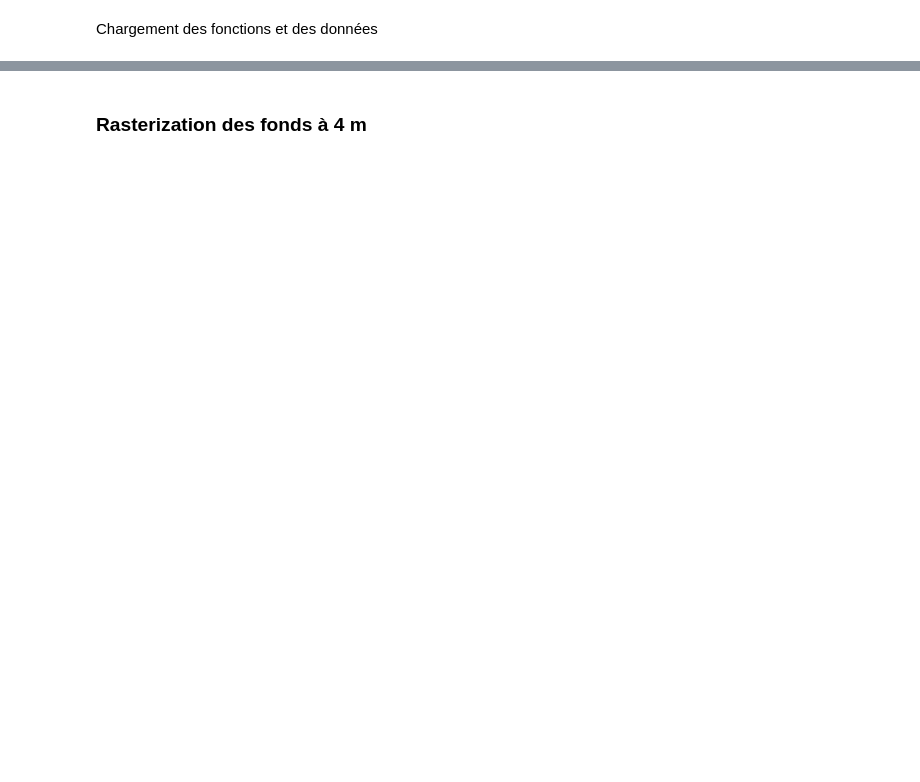
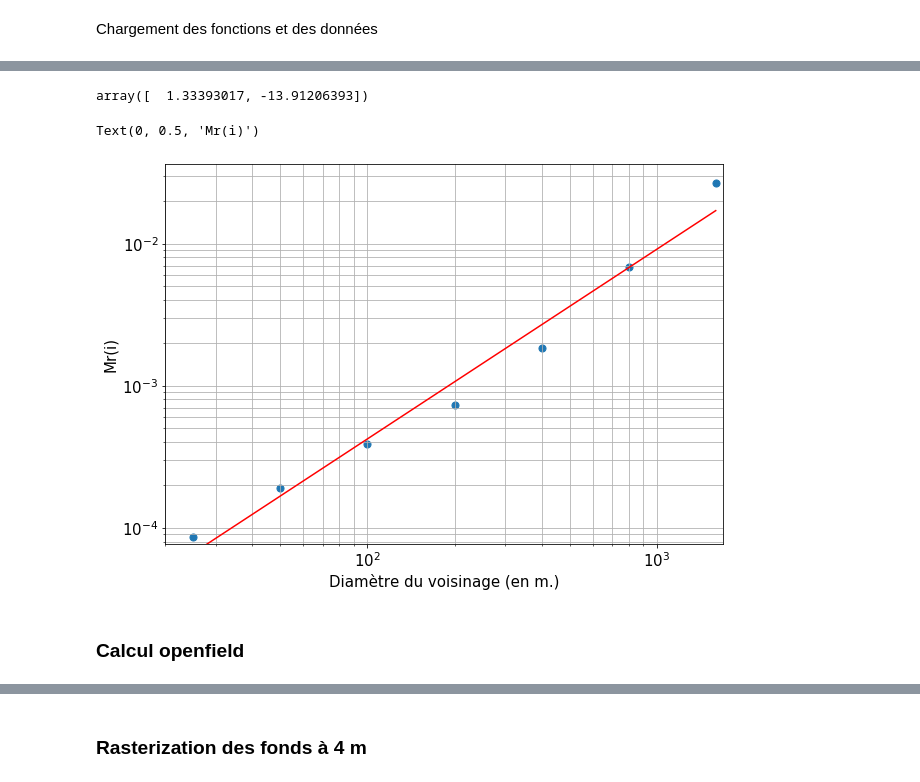
Before and after one commit to fsemecurbe/Fractal-Analysis, a Jupyter notebook: GWFA_analysis.ipynb, the cells around one changed output, grey strips where cells are left out. Saved outputs shown, nothing was run; the diff lists cells and outputs as text; code cells hidden in the pictures; blank space fills up the shorter version.

Commit message:
add gwfa

```diff
--- a/GWFA_analysis.ipynb
+++ b/GWFA_analysis.ipynb
@@ -49,2 +72,4 @@ def neighbors_near_point(df, list_of_radius):
+# %%
+list_of_radius = np.array([25,50,100,200,400,800,1600])
 # %%
 bocage = gpd.read_file('building_bocage.gpkg')
@@ -51,0 +77,2 @@ openfield = gpd.read_file('building_openfield.gpkg')
+# %%
+neigh_bocage = neighbors_near_point(r_bocage, list_of_radius)
@@ -51,0 +87,2 @@ openfield = gpd.read_file('building_openfield.gpkg')
+# %%
+sb_bocage = Gwfa_en_un_point(neigh_bocage,387380,6893920, list_of_radius)
@@ -51,0 +100,27 @@ openfield = gpd.read_file('building_openfield.gpkg')
+# %%
+lsb_bocage = np.log(sb_bocage)
+d = np.polyfit(lsb_bocage['radius'],lsb_bocage['sb'],1)
+f = np.poly1d(d)
+lsb_bocage['line'] = f(lsb_bocage['radius'])
+d
+# %% [output]
+array([  1.33393017, -13.91206393])
+# %%
+sb_bocage['exp_line'] = np.exp(lsb_bocage['line'])
+font = {'family' : 'normal',
+        'weight' : 'normal',
+        'size'   : 15}
+import matplotlib
+matplotlib.rc('font', **font)
+ax = sb_bocage.plot.scatter('radius','sb', loglog=True, figsize=(10,7),s=50)
+ax.set_xlim((20, 1700))
+ax.set_ylim((sb_bocage.sb.min()-0.00001, sb_bocage.sb.max()+0.01))
+sb_bocage.plot.line('radius', 'exp_line',color='Red',ax=ax, legend=False)
+plt.grid(which='both')
+ax.set_xlabel('Diamètre du voisinage (en m.)')
+ax.set_ylabel('Mr(i)')
+# %% [output]
+Text(0, 0.5, 'Mr(i)')
+[figure, added]
+# %% [markdown]
+### Calcul openfield
```
Also changed, not shown: parts of 14 cells of this notebook.
